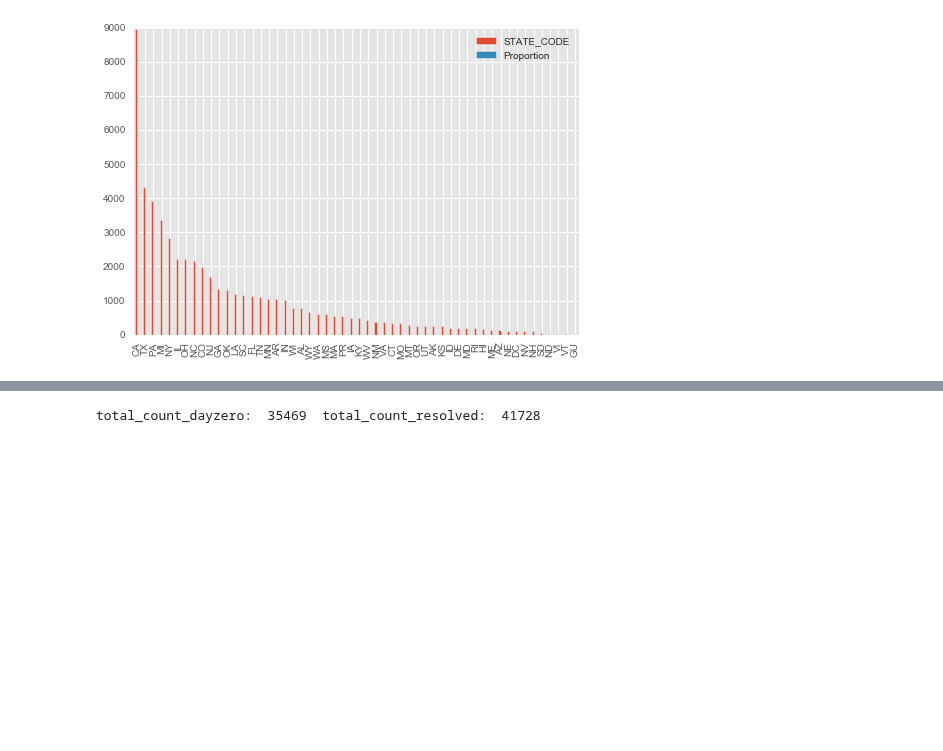
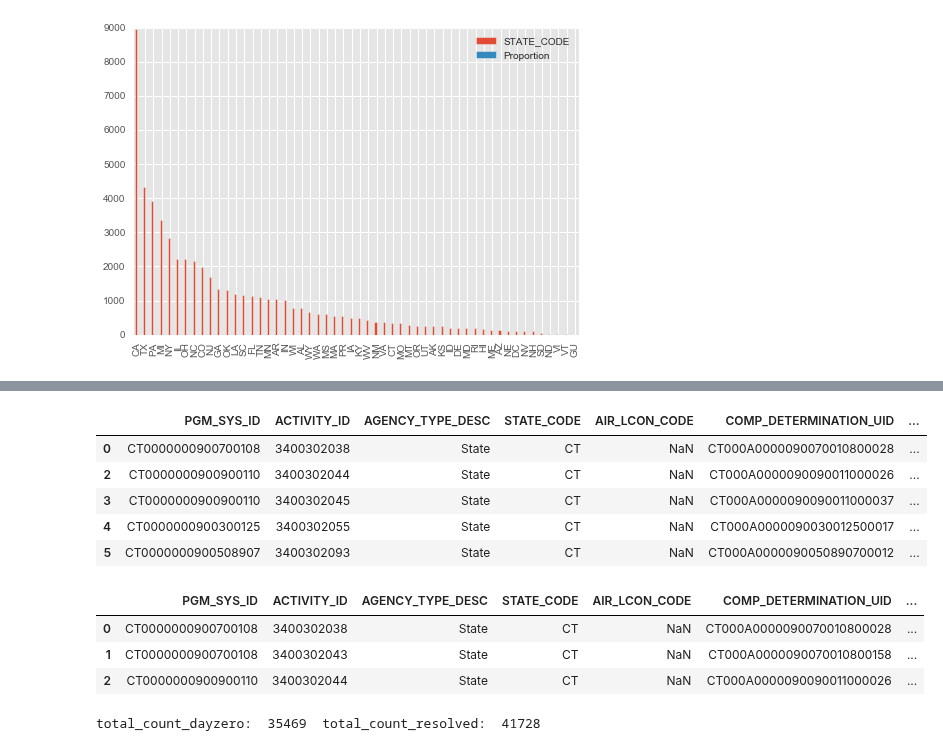
Before and after one commit to Aycrazy/ML_Project, a Jupyter notebook: ICIS_explore_2.ipynb, the cells around one changed output, grey strips where cells are left out. Drawn from its saved outputs; the diff is of its cells as text; code cells hidden in the pictures; blank space fills up the shorter version.

```diff
--- a/ICIS_explore_2.ipynb
+++ b/ICIS_explore_2.ipynb
@@ -61 +96,18 @@ df_violations_hpv_date_info.head(3)
+# %%
+df_violations_no_date_na.head()
+# %% [output]
+|  | PGM_SYS_ID | ACTIVITY_ID | AGENCY_TYPE_DESC | STATE_CODE | AIR_LCON_CODE | COMP_DETERMINATION_UID | ... |
+| 0 | CT0000000900700108 | 3400302038 | State | CT | NaN | CT000A0000090070010800028 | ... |
+| 2 | CT0000000900900110 | 3400302044 | State | CT | NaN | CT000A0000090090011000026 | ... |
+| 3 | CT0000000900900110 | 3400302045 | State | CT | NaN | CT000A0000090090011000037 | ... |
+| 4 | CT0000000900300125 | 3400302055 | State | CT | NaN | CT000A0000090030012500017 | ... |
+| 5 | CT0000000900508907 | 3400302093 | State | CT | NaN | CT000A0000090050890700012 | ... |
+# %%
+pd.set_option('max_columns', 100)
+df_violations.head(3)
+# %% [output]
+|  | PGM_SYS_ID | ACTIVITY_ID | AGENCY_TYPE_DESC | STATE_CODE | AIR_LCON_CODE | COMP_DETERMINATION_UID | ... |
+| 0 | CT0000000900700108 | 3400302038 | State | CT | NaN | CT000A0000090070010800028 | ... |
+| 1 | CT0000000900700108 | 3400302043 | State | CT | NaN | CT000A0000090070010800158 | ... |
+| 2 | CT0000000900900110 | 3400302044 | State | CT | NaN | CT000A0000090090011000026 | ... |
 # %%
```
Also changed, not shown: parts of 17 cells of this notebook.
